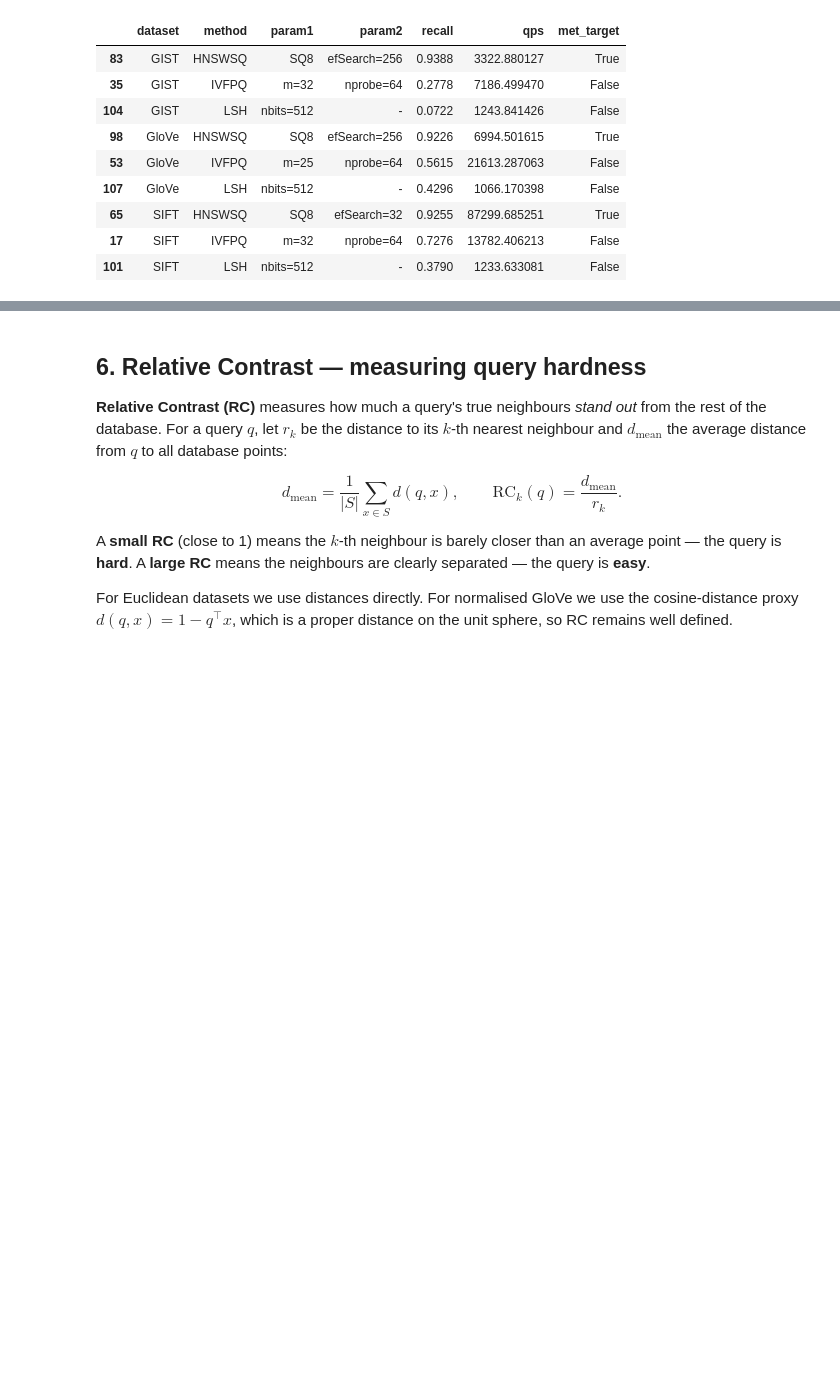
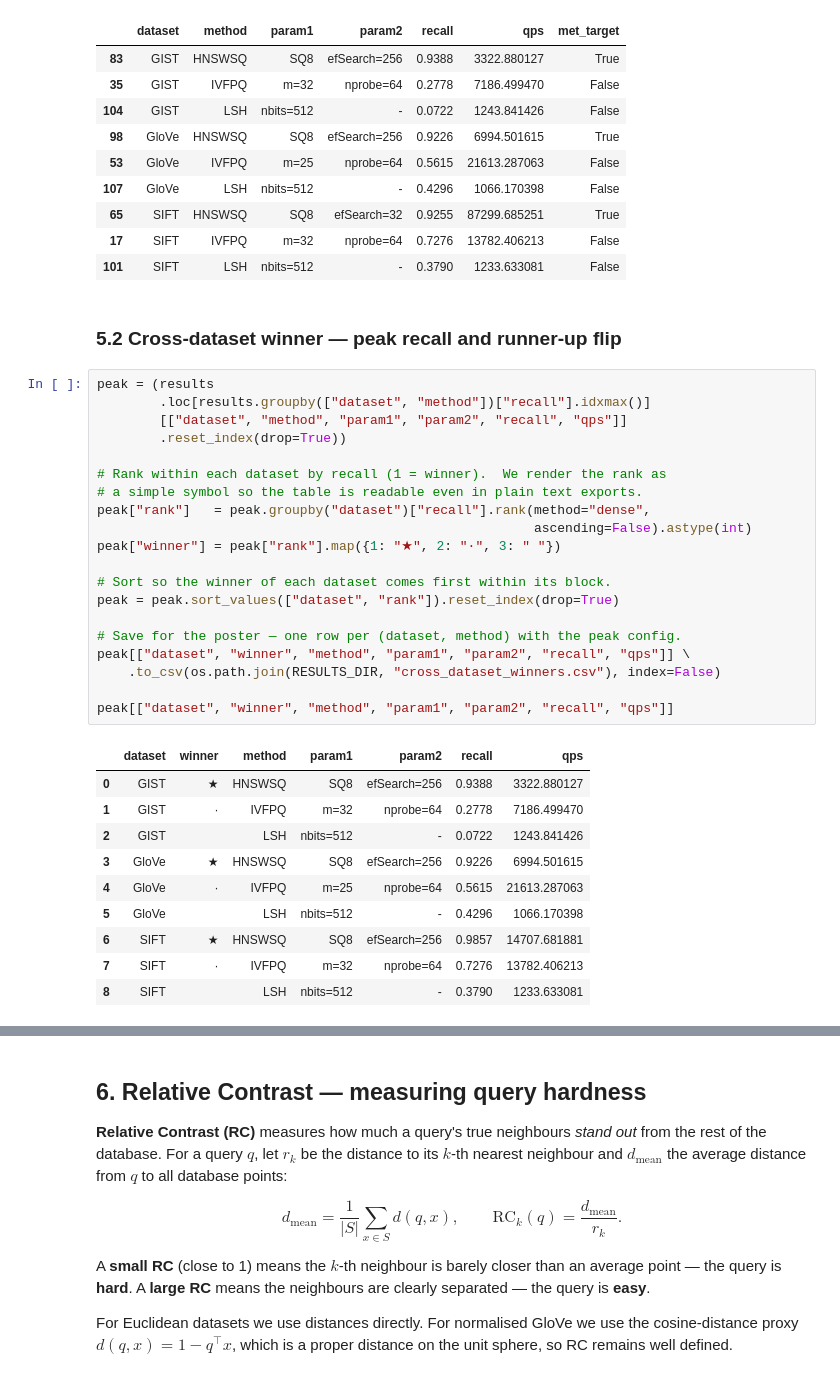
Before and after one commit to Dimitrispap123/Evaluations-of-Vector-Search-Methods-with-FAISS, a Jupyter notebook: faiss_vector_search.ipynb, the cells around one changed output, grey strips where cells are left out. Drawn from its saved outputs; the diff is of its cells as text; blank space fills up the shorter version.

```diff
--- a/faiss_vector_search.ipynb
+++ b/faiss_vector_search.ipynb
@@ -502,3 +513,36 @@ best
 | 65 | SIFT | HNSWSQ | SQ8 | efSearch=32 | 0.9255 | 87299.685251 | True |
 | 17 | SIFT | IVFPQ | m=32 | nprobe=64 | 0.7276 | 13782.406213 | False |
 | 101 | SIFT | LSH | nbits=512 | - | 0.3790 | 1233.633081 | False |
+# %% [markdown]
+### 5.2 Cross-dataset winner — peak recall and runner-up flip
+# %%
+peak = (results
+        .loc[results.groupby(["dataset", "method"])["recall"].idxmax()]
+        [["dataset", "method", "param1", "param2", "recall", "qps"]]
+        .reset_index(drop=True))
+
+# Rank within each dataset by recall (1 = winner).  We render the rank as
+# a simple symbol so the table is readable even in plain text exports.
+peak["rank"]   = peak.groupby("dataset")["recall"].rank(method="dense",
+                                                        ascending=False).astype(int)
+peak["winner"] = peak["rank"].map({1: "★", 2: "·", 3: " "})
+
+# Sort so the winner of each dataset comes first within its block.
+peak = peak.sort_values(["dataset", "rank"]).reset_index(drop=True)
+
+# Save for the poster — one row per (dataset, method) with the peak config.
+peak[["dataset", "winner", "method", "param1", "param2", "recall", "qps"]] \
+    .to_csv(os.path.join(RESULTS_DIR, "cross_dataset_winners.csv"), index=False)
+
+peak[["dataset", "winner", "method", "param1", "param2", "recall", "qps"]]
+# %% [output]
+|  | dataset | winner | method | param1 | param2 | recall | qps |
+| 0 | GIST | ★ | HNSWSQ | SQ8 | efSearch=256 | 0.9388 | 3322.880127 |
+| 1 | GIST | · | IVFPQ | m=32 | nprobe=64 | 0.2778 | 7186.499470 |
+| 2 | GIST |  | LSH | nbits=512 | - | 0.0722 | 1243.841426 |
+| 3 | GloVe | ★ | HNSWSQ | SQ8 | efSearch=256 | 0.9226 | 6994.501615 |
+| 4 | GloVe | · | IVFPQ | m=25 | nprobe=64 | 0.5615 | 21613.287063 |
+| 5 | GloVe |  | LSH | nbits=512 | - | 0.4296 | 1066.170398 |
+| 6 | SIFT | ★ | HNSWSQ | SQ8 | efSearch=256 | 0.9857 | 14707.681881 |
+| 7 | SIFT | · | IVFPQ | m=32 | nprobe=64 | 0.7276 | 13782.406213 |
+| 8 | SIFT |  | LSH | nbits=512 | - | 0.3790 | 1233.633081 |
```
Also changed, not shown: parts of 11 cells of this notebook, 10 other files.
